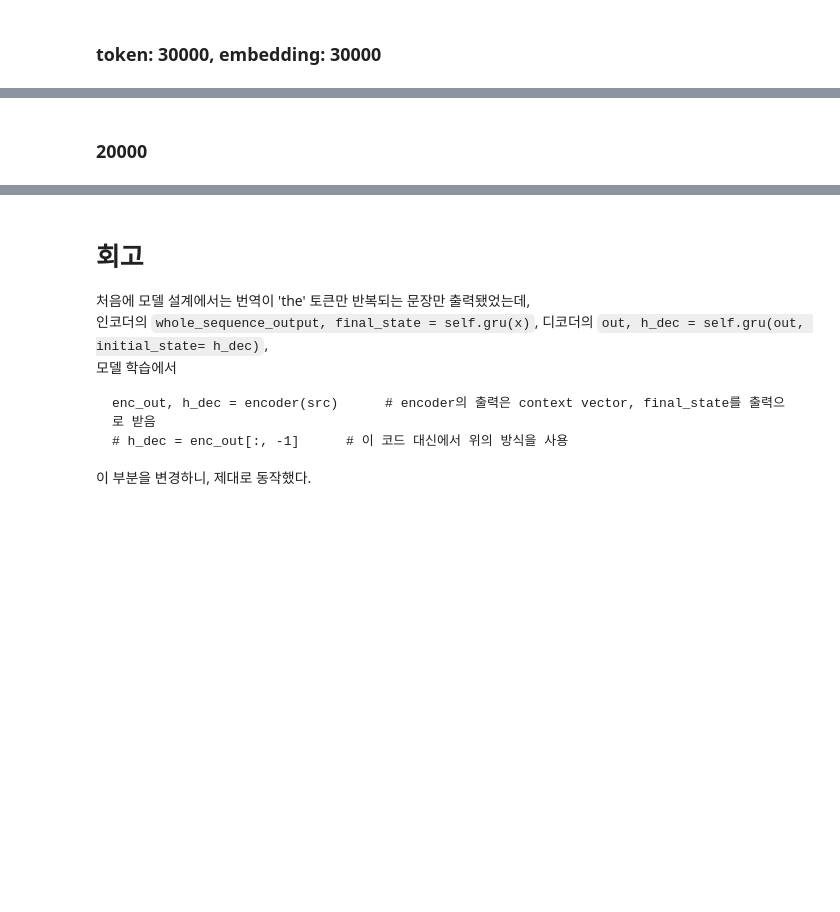
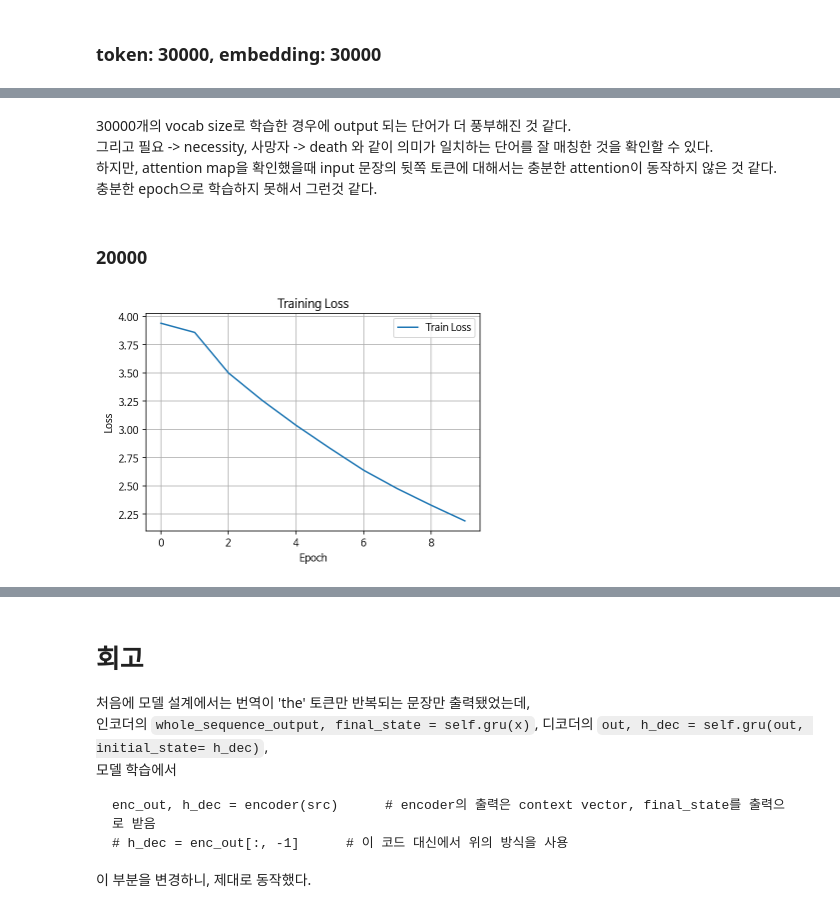
Before and after one commit to develop-insight/AIFFEL_quest_rs, a Jupyter notebook: GoingDeeper/Go04/translation_Kor_Eng_seq2seq_attn.ipynb, the cells around one changed output, grey strips where cells are left out. Drawn from its saved outputs; the diff is of its cells as text; code cells hidden in the pictures; blank space fills up the shorter version.

```diff
--- a/GoingDeeper/Go04/translation_Kor_Eng_seq2seq_attn.ipynb
+++ b/GoingDeeper/Go04/translation_Kor_Eng_seq2seq_attn.ipynb
@@ -891,3 +906,8 @@ translate(
+# %% [markdown]
+30000개의 vocab size로 학습한 경우에 output 되는 단어가 더 풍부해진 것 같다.
+그리고 필요 -> necessity, 사망자 -> death 와 같이 의미가 일치하는 단어를 잘 매칭한 것을 확인할 수 있다.
+하지만, attention map을 확인했을때 input 문장의 뒷쪽 토큰에 대해서는 충분한 attention이 동작하지 않은 것 같다.
+충분한 epoch으로 학습하지 못해서 그런것 같다.
 # %% [markdown]
 ### 20000
 # %%
@@ -925,31 +945,33 @@ def train_step(src, tgt, encoder, decoder, optimizer, dec_tok):
 # %%
 optimizer = tf.keras.optimizers.Adam()
 loss_object = tf.keras.losses.SparseCategoricalCrossentropy(
     from_logits=True, reduction='none')
 
 BATCH_SIZE     = 64
 SRC_VOCAB_SIZE = 20000
 TGT_VOCAB_SIZE = 20000
 
 units         = 512
 embedding_dim = 128
 
 encoder = Encoder(SRC_VOCAB_SIZE, embedding_dim, units)
 decoder = Decoder(TGT_VOCAB_SIZE, embedding_dim, units)
 
 encoder, decoder = train_model(enc_tensor=enc_tensor_20000,
             dec_tensor=dec_tensor_20000,
             batch_size=BATCH_SIZE,
             src_vocab_size=SRC_VOCAB_SIZE,
             tgt_vocab_size=TGT_VOCAB_SIZE,
             units=units,
             embedding_dim=embedding_dim,
             optimizer=optimizer,
             dec_tokenizer=dec_tokenizer_20000,
-            epochs=20,
+            epochs=10,
             encoder=encoder,
             decoder=decoder
            )
+# %% [output]
+[figure, added]
 # %%
 translate(
     "커피는 필요 없다.",
```
Also changed, not shown: parts of 7 cells of this notebook.
